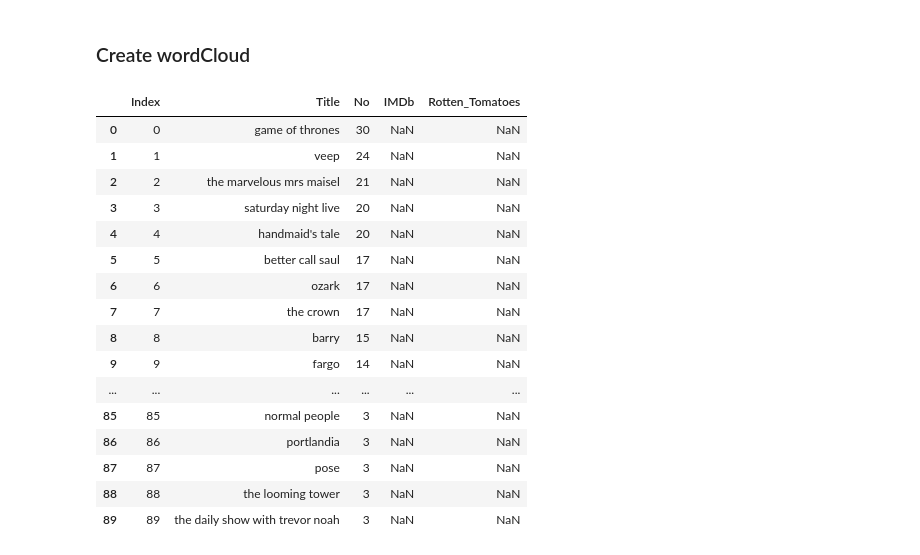
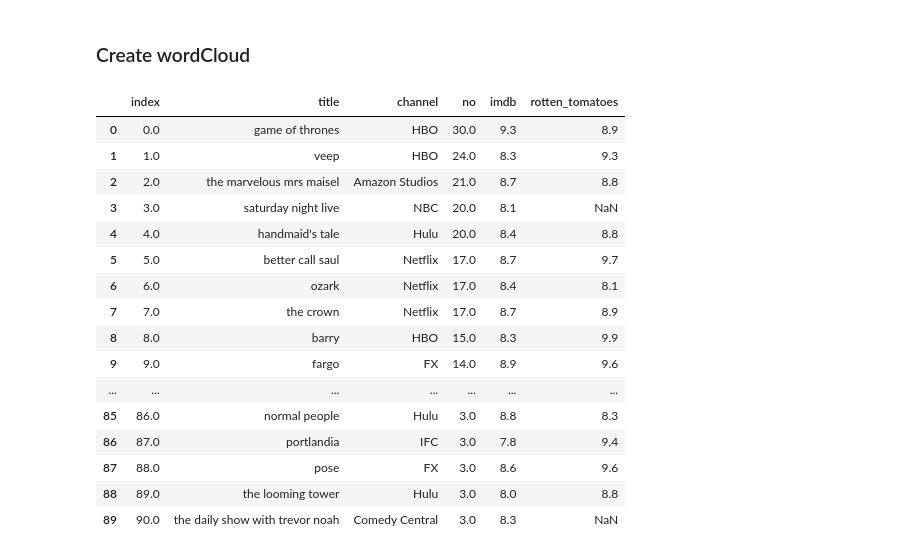
Before and after one commit to stephenbretscher/Full_Stack_Analysis_of_TV_Viewing_Habits, a Jupyter notebook: Emmys_Folder/4.0 Word Cloud.ipynb, the cells around one changed output. Cells and saved outputs as stored; diff of their text form; code cells hidden in the pictures.

```diff
--- a/Emmys_Folder/4.0 Word Cloud.ipynb
+++ b/Emmys_Folder/4.0 Word Cloud.ipynb
@@ -32,25 +42,25 @@ df = pd.read_csv(path)
 ### Create wordCloud
 # %%
 # Only make word cloud with using Titles with more than 2 Nomination
-df_filter = df[df['No'] > 2]
+df_filter = df[df['no'] > 2]
 df_filter
 # %% [output]
-|  | Index | Title | No | IMDb | Rotten_Tomatoes |
-| 0 | 0 | game of thrones | 30 | NaN | NaN |
-| 1 | 1 | veep | 24 | NaN | NaN |
-| 2 | 2 | the marvelous mrs maisel | 21 | NaN | NaN |
-| 3 | 3 | saturday night live | 20 | NaN | NaN |
-| 4 | 4 | handmaid's tale | 20 | NaN | NaN |
-| 5 | 5 | better call saul | 17 | NaN | NaN |
-| 6 | 6 | ozark | 17 | NaN | NaN |
-| 7 | 7 | the crown | 17 | NaN | NaN |
-| 8 | 8 | barry | 15 | NaN | NaN |
-| 9 | 9 | fargo | 14 | NaN | NaN |
-| ... | ... | ... | ... | ... | ... |
-| 85 | 85 | normal people | 3 | NaN | NaN |
-| 86 | 86 | portlandia | 3 | NaN | NaN |
-| 87 | 87 | pose | 3 | NaN | NaN |
-| 88 | 88 | the looming tower | 3 | NaN | NaN |
-| 89 | 89 | the daily show with trevor noah | 3 | NaN | NaN |
+|  | index | title | channel | no | imdb | rotten_tomatoes |
+| 0 | 0.0 | game of thrones | HBO | 30.0 | 9.3 | 8.9 |
+| 1 | 1.0 | veep | HBO | 24.0 | 8.3 | 9.3 |
+| 2 | 2.0 | the marvelous mrs maisel | Amazon Studios | 21.0 | 8.7 | 8.8 |
+| 3 | 3.0 | saturday night live | NBC | 20.0 | 8.1 | NaN |
+| 4 | 4.0 | handmaid's tale | Hulu | 20.0 | 8.4 | 8.8 |
+| 5 | 5.0 | better call saul | Netflix | 17.0 | 8.7 | 9.7 |
+| 6 | 6.0 | ozark | Netflix | 17.0 | 8.4 | 8.1 |
+| 7 | 7.0 | the crown | Netflix | 17.0 | 8.7 | 8.9 |
+| 8 | 8.0 | barry | HBO | 15.0 | 8.3 | 9.9 |
+| 9 | 9.0 | fargo | FX | 14.0 | 8.9 | 9.6 |
+| ... | ... | ... | ... | ... | ... | ... |
+| 85 | 86.0 | normal people | Hulu | 3.0 | 8.8 | 8.3 |
+| 86 | 87.0 | portlandia | IFC | 3.0 | 7.8 | 9.4 |
+| 87 | 88.0 | pose | FX | 3.0 | 8.6 | 9.6 |
+| 88 | 89.0 | the looming tower | Hulu | 3.0 | 8.0 | 8.8 |
+| 89 | 90.0 | the daily show with trevor noah | Comedy Central | 3.0 | 8.3 | NaN |
 # %%
 # Testing wordcloud with filter of 1+ nominations
```
Also changed, not shown: parts of 7 cells of this notebook, 24 other files.
